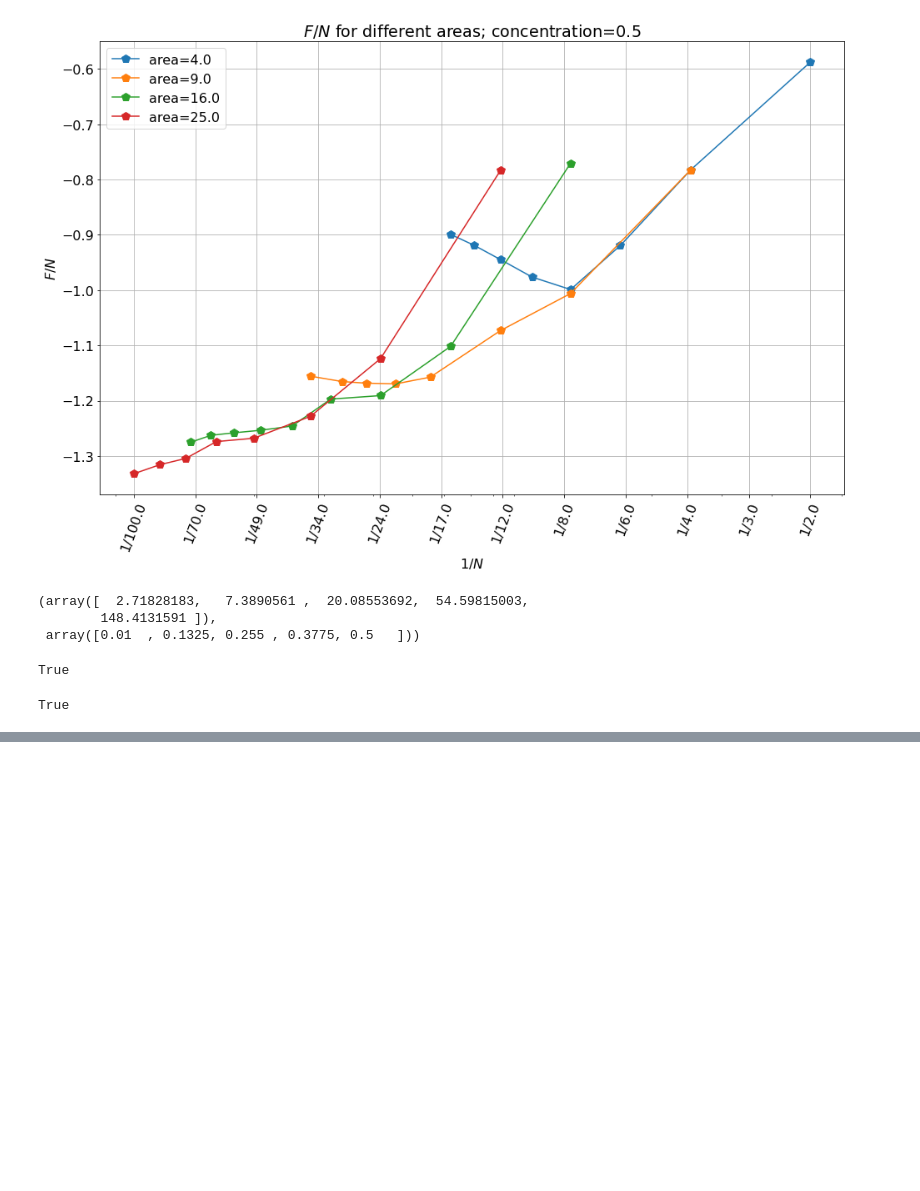
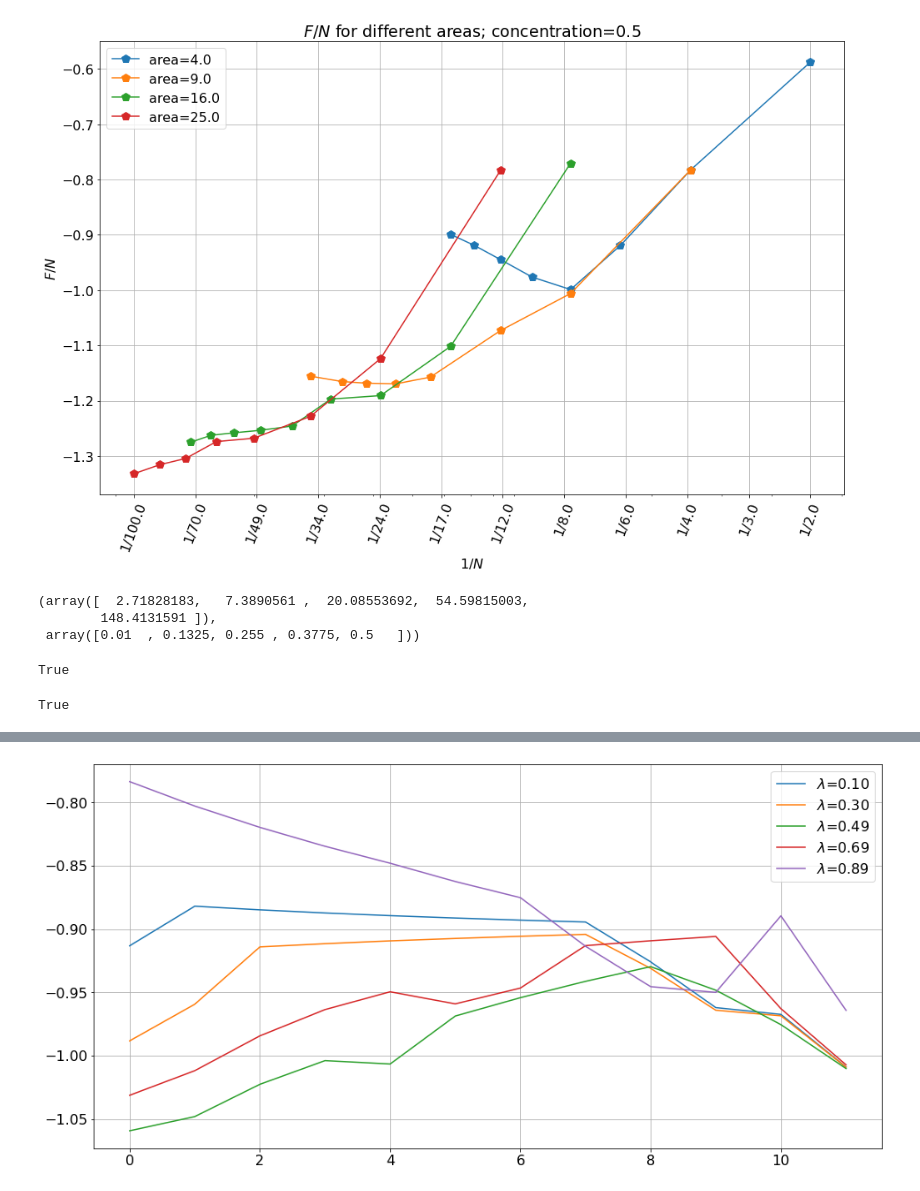
Before and after one commit to raalesir/segregation, a Jupyter notebook: Untitled.ipynb, the cells around one changed output, grey strips where cells are left out. Saved outputs shown, nothing was run; the diff lists cells and outputs as text; code cells hidden in the pictures; blank space fills up the shorter version.

```diff
--- a/Untitled.ipynb
+++ b/Untitled.ipynb
@@ -1096,0 +787,19 @@ VBox(children=(Figure(camera=PerspectiveCamera(fov=46.0, position=(0.0, 0.0, 2.0
+# %%
+from scipy import interpolate
+
+# z = np.sin(xx**2+yy**2)
+
+ttt = aggregated[aggregated['x']<9]
+
+# healing
+for nan_index in np.where(ttt['en_mean'] != ttt['en_mean'])[0]:
+    ttt['en_mean'][nan_index] =  2*ttt['en_mean'][nan_index-1] - ttt['en_mean'][nan_index-2]
+
+
+x = ttt['x'].unique()
+y = ttt['area'].unique()
+z = ttt['en_mean']
+
+f = interpolate.interp2d(x, y, z, kind='linear')
+
+x,y,z
@@ -1096,0 +830,7 @@ VBox(children=(Figure(camera=PerspectiveCamera(fov=46.0, position=(0.0, 0.0, 2.0
+# %%
+x_new = np.linspace(1,8,30)
+s_new = np.linspace(4,36,30)
+en_new = f(x_new, s_new)
+
+XX, YY = np.meshgrid(x_new, s_new)
+XX, YY, en_new
@@ -1096,0 +947,13 @@ VBox(children=(Figure(camera=PerspectiveCamera(fov=46.0, position=(0.0, 0.0, 2.0
+# %%
+plt.figure(figsize=(16,8))
+for ens, l  in  tot_ens:
+    plt.plot(ens, label= '$\lambda$='+'%3.2f'%l)
+
+# plt.plot(ll1, label='l1', color='red' , alpha = .5, linewidth=2)
+# plt.plot(ll2, label='l2', alpha = .5,  linewidth=5, linestyle='dashed')
+# plt.plot(ll3, label='l3', linestyle='-.')
+
+plt.legend()
+plt.grid()
+# %% [output]
+[figure, added]
```
Also changed, not shown: parts of 72 cells of this notebook.
